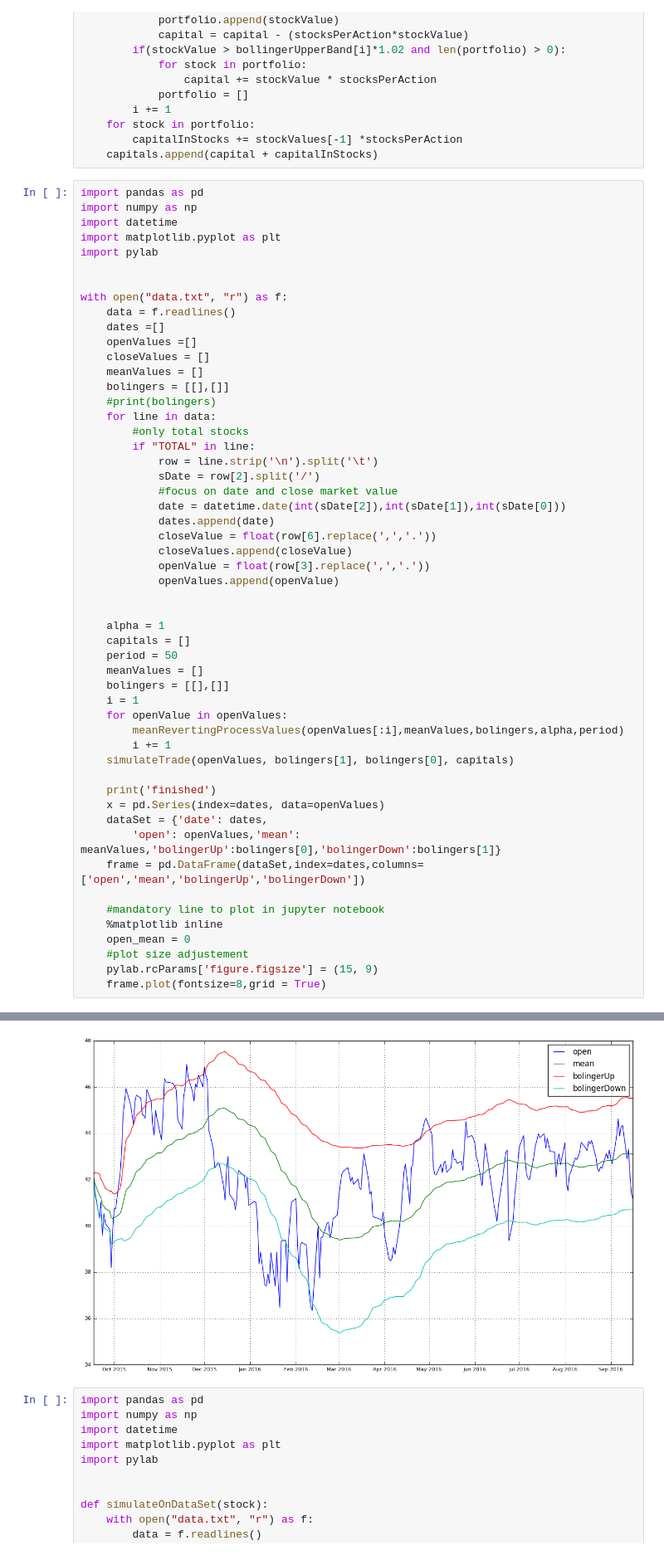
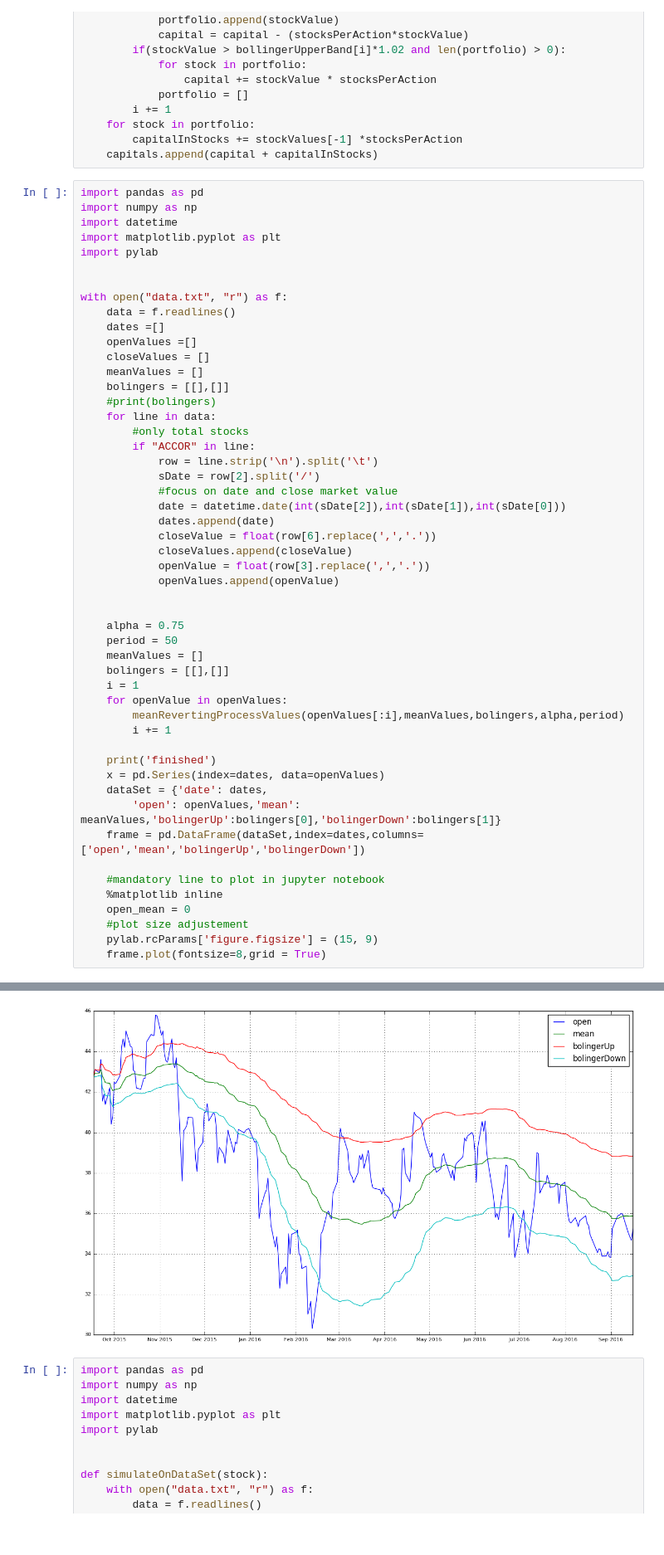
Before and after one commit to maximeBuguel/datascience_project, a Jupyter notebook: notebook.ipynb, the cells around one changed output, grey strips where cells are left out. Shown at 83% size. Drawn from its saved outputs; the diff is of its cells as text.

Commit message:
avg alphas

```diff
--- a/notebook.ipynb
+++ b/notebook.ipynb
@@ -162,44 +162,42 @@ with open("data.txt", "r") as f:
     #print(bolingers)
     for line in data:
         #only total stocks
-        if "TOTAL" in line:
+        if "ACCOR" in line:
             row = line.strip('\n').split('\t')
             sDate = row[2].split('/')
             #focus on date and close market value
             date = datetime.date(int(sDate[2]),int(sDate[1]),int(sDate[0]))
             dates.append(date)
             closeValue = float(row[6].replace(',','.'))
             closeValues.append(closeValue)
             openValue = float(row[3].replace(',','.'))
             openValues.append(openValue)
 
 
-    alpha = 1
-    capitals = []
+    alpha = 0.75
     period = 50
     meanValues = []
     bolingers = [[],[]]
     i = 1
     for openValue in openValues:
         meanRevertingProcessValues(openValues[:i],meanValues,bolingers,alpha,period)
         i += 1
-    simulateTrade(openValues, bolingers[1], bolingers[0], capitals)
 
     print('finished')
     x = pd.Series(index=dates, data=openValues)
     dataSet = {'date': dates,
         'open': openValues,'mean': meanValues,'bolingerUp':bolingers[0],'bolingerDown':bolingers[1]}
     frame = pd.DataFrame(dataSet,index=dates,columns=['open','mean','bolingerUp','bolingerDown'])
 
     #mandatory line to plot in jupyter notebook
     %matplotlib inline
     open_mean = 0
     #plot size adjustement
     pylab.rcParams['figure.figsize'] = (15, 9)
     frame.plot(fontsize=8,grid = True)
 # %% [output]
 finished
-[figure, old version]
+[figure, new version]
 # %%
 import pandas as pd
 import numpy as np
```
Also changed, not shown: parts of 7 cells of this notebook.
